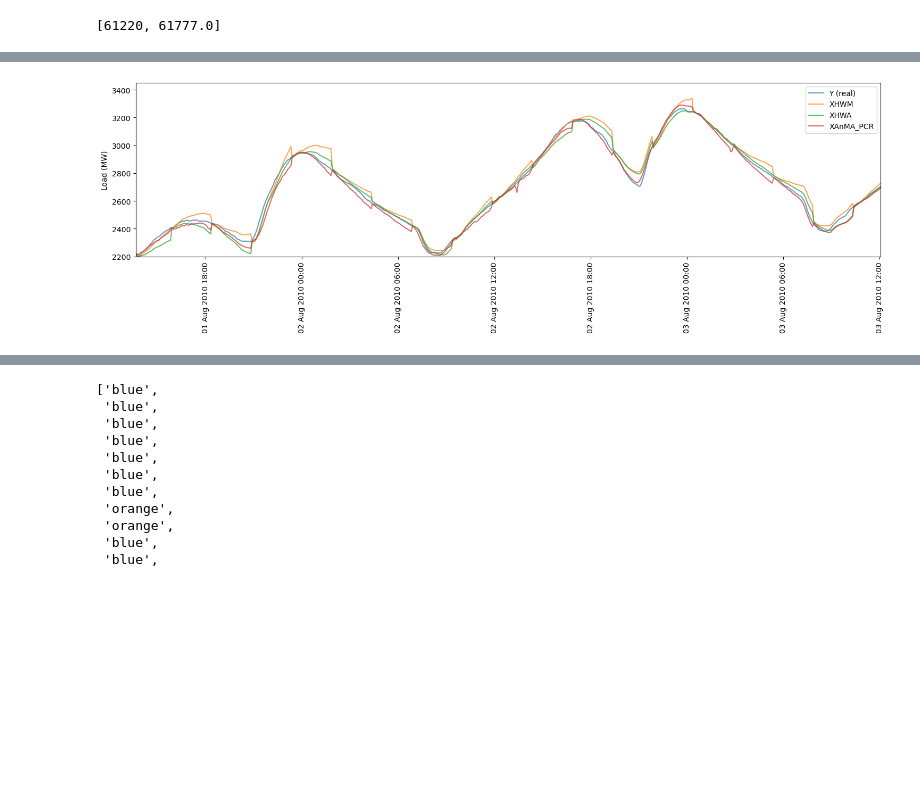
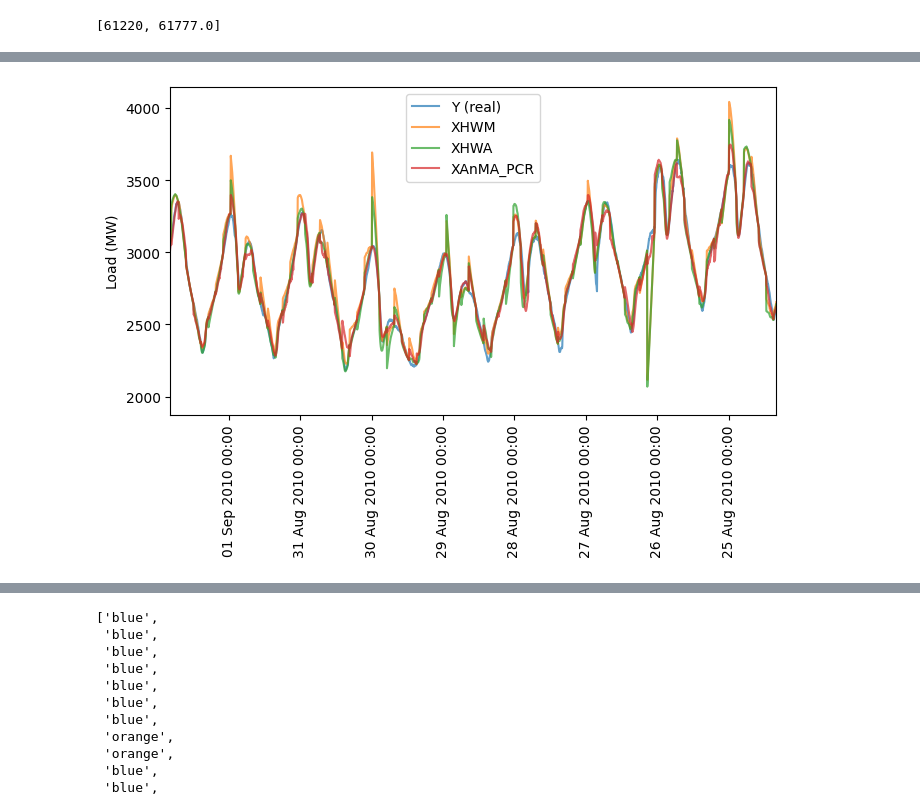
Before and after one commit to urieliram/analog, a Jupyter notebook: test2.ipynb, the cells around one changed output, grey strips where cells are left out. Drawn from its saved outputs; the diff is of its cells as text; code cells hidden in the pictures; blank space fills up the shorter version.

```diff
--- a/test2.ipynb
+++ b/test2.ipynb
@@ -271,27 +286,27 @@ plt.show()
 # %%
 dict_best=(['XHWM', 'XHWA', 'XAnMA_PCR'] )
-plt.figure(figsize=(15, 5))
+plt.figure(figsize=(7, 5))
 ax = plt.gca()
 myFmt = mdates.DateFormatter("%d %b %Y %H:%M")
 ax.xaxis.set_major_formatter(myFmt)
 plt.plot(df_serie4_sel_copy.Date, df_serie4_sel_copy.SERIE4, label='Y (real)', alpha = 0.7)
 for k in dict_best:
     dict_df[k]['Date'] = dates_by_index
     plt.plot(dict_df[k].Date, dict_df[k].y_pred, label=k, alpha = 0.7, markersize=4)#,marker='x'
 
-plt.xlim(dates_by_index.iloc[[61220- 49247,61777- 49247]])
+plt.xlim(dates_by_index.iloc[[61220-40247 , 61777-43247]]) #[61220- 49247,61777- 49247]
 plt.xticks(rotation = 90)
-plt.ylim([2200,3450])
+#plt.ylim([2200,3450])
 # plt.plot(df_serie4_per['index'], df_serie4_per.SERIE4, label='Persistence') FAIL!
 plt.ylabel('Load (MW)')
 
 plt.legend()
 # plt.legend(bbox_to_anchor=(1, 0.8), ncol = 2)
 plt.tight_layout()
 plt.savefig('results/imgs/episode1.pdf', transparent=True)
 plt.show()
 # %% [output]
-[figure, old version]
+[figure, new version]
 # %%
 plt.figure(figsize=(10, 5))
 for k in dict_df.keys():
```
Also changed, not shown: parts of 13 cells of this notebook.
